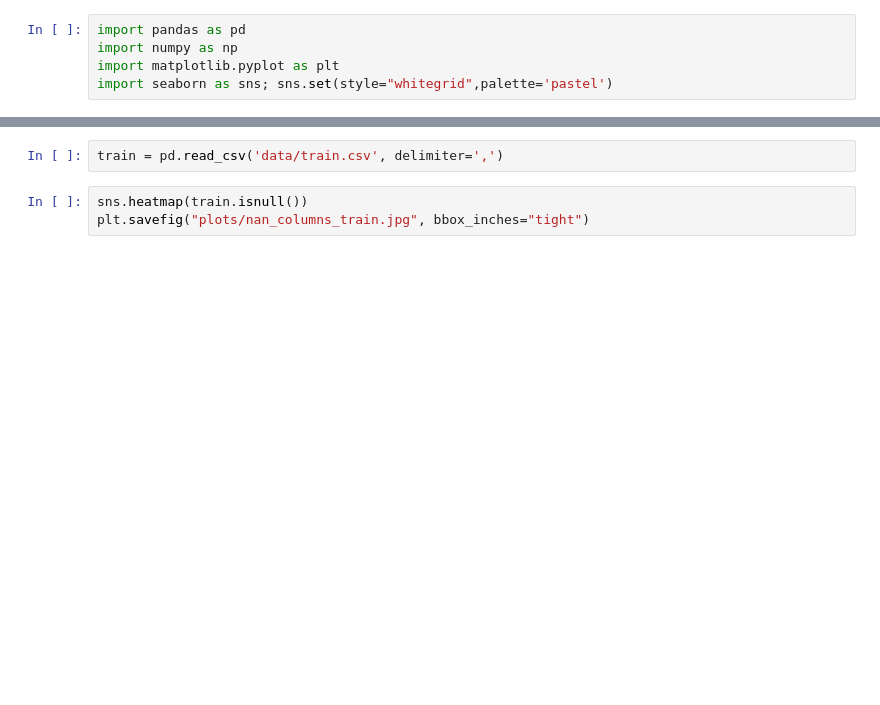
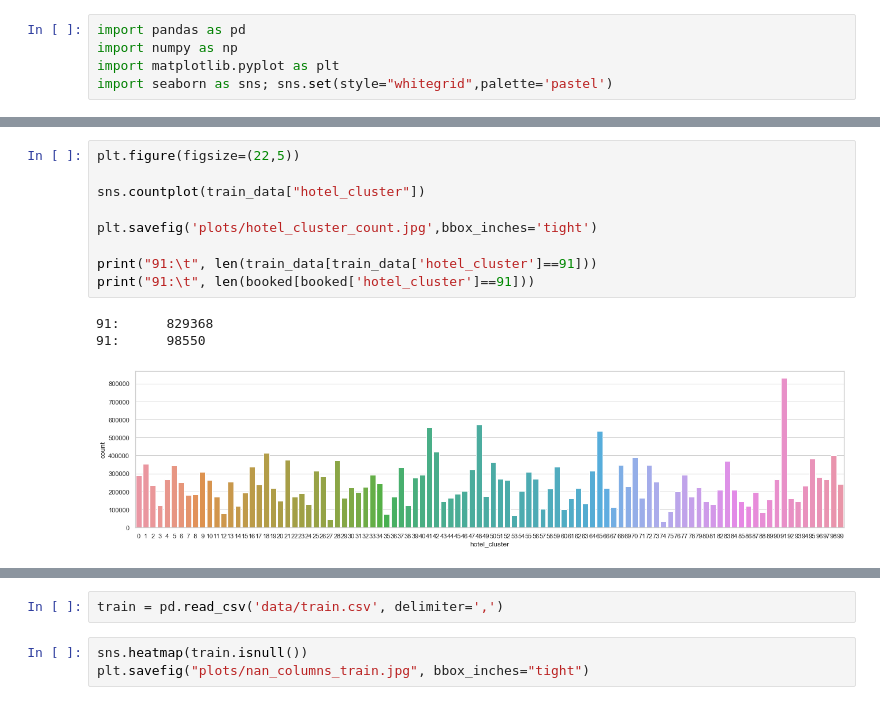
Before and after one commit to gonteranna1211/szakdolgozat, a Jupyter notebook: Exploratory analysis.ipynb, the cells around one changed output, grey strips where cells are left out. Drawn from its saved outputs; the diff is of its cells as text; blank space fills up the shorter version.

```diff
--- a/Exploratory analysis.ipynb
+++ b/Exploratory analysis.ipynb
@@ -26,0 +78,13 @@ plt.savefig('plots/booked_user_location_country.jpg')
+# %%
+plt.figure(figsize=(22,5))
+
+sns.countplot(train_data["hotel_cluster"])
+
+plt.savefig('plots/hotel_cluster_count.jpg',bbox_inches='tight')
+
+print("91:\t", len(train_data[train_data['hotel_cluster']==91]))
+print("91:\t", len(booked[booked['hotel_cluster']==91]))
+# %% [output]
+91:      829368
+91:      98550
+[figure, added]
```
Also changed, not shown: parts of 14 cells of this notebook.
